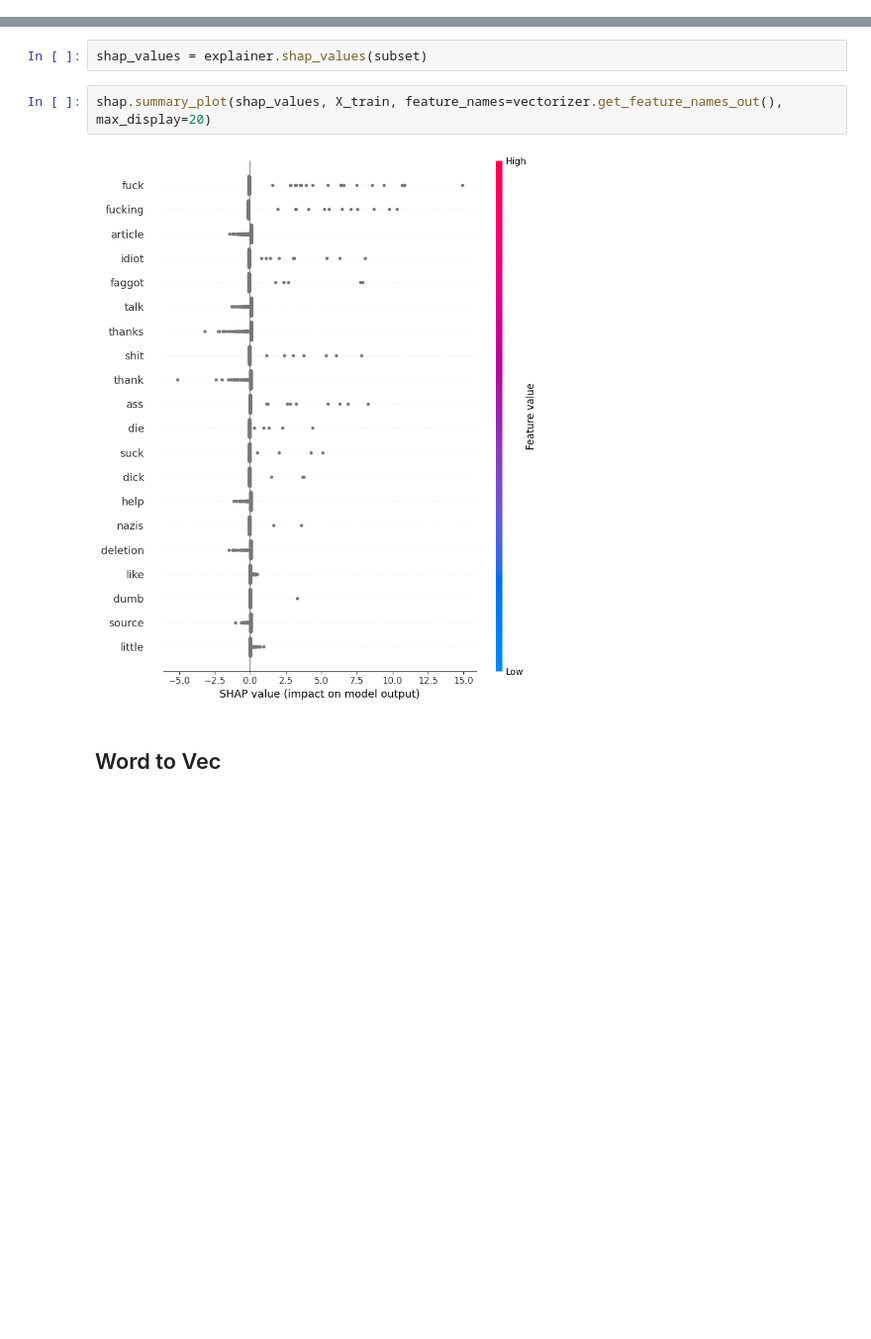
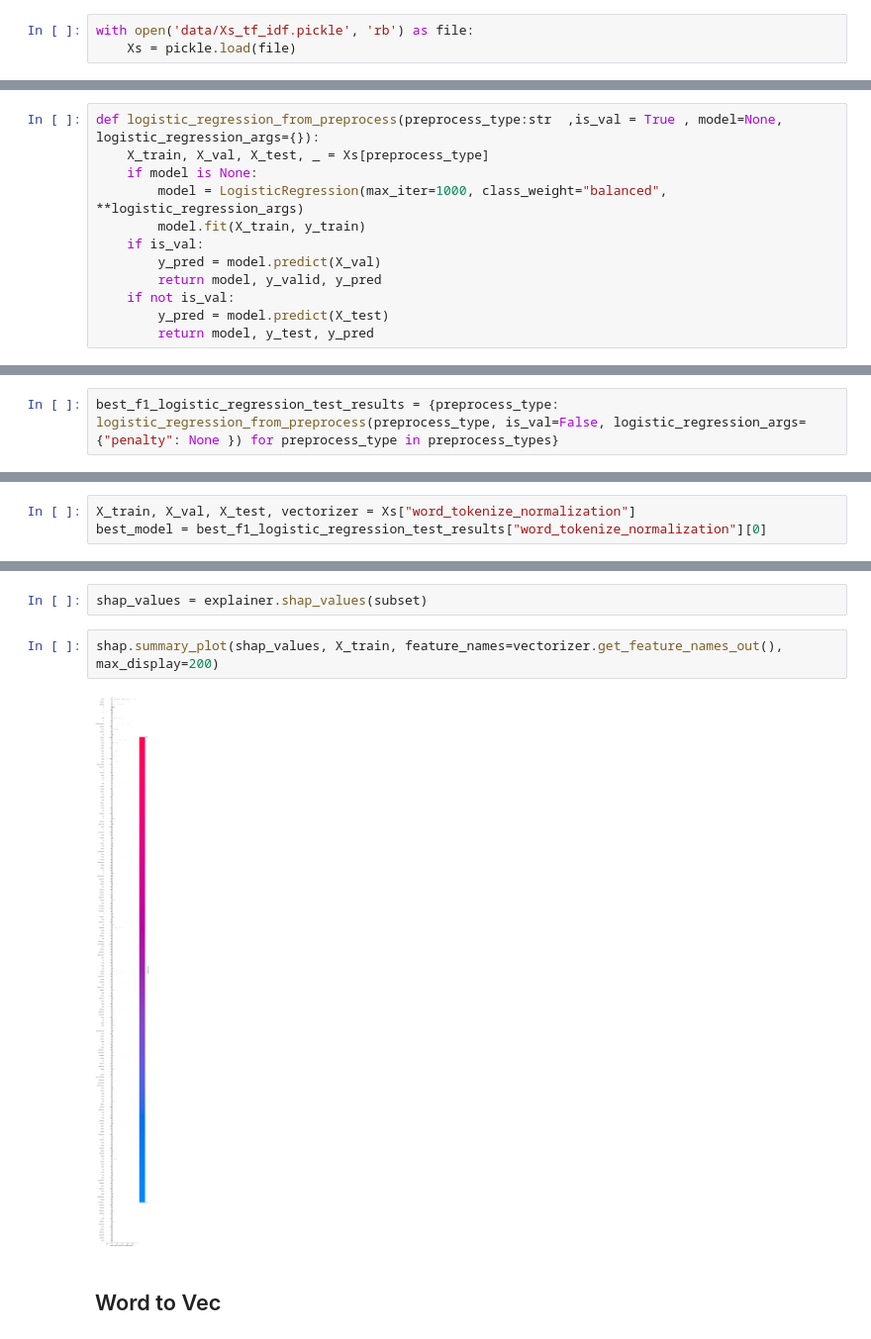
Before and after one commit to eithannak29/ToxicityBot, a Jupyter notebook: src/models/logistic_regression.ipynb, the cells around one changed output, grey strips where cells are left out. Shown: that part at 99% size. Drawn from its saved outputs; the diff is of its cells as text; blank space fills up the shorter version.

```diff
--- a/src/models/logistic_regression.ipynb
+++ b/src/models/logistic_regression.ipynb
@@ -207,0 +155,3 @@ Exactly the same result with 2 tokenizer. In our context, recall is privileged.
+# %%
+with open('data/Xs_tf_idf.pickle', 'rb') as file:
+    Xs = pickle.load(file)
@@ -207,0 +160,12 @@ Exactly the same result with 2 tokenizer. In our context, recall is privileged.
+# %%
+def logistic_regression_from_preprocess(preprocess_type:str  ,is_val = True , model=None, logistic_regression_args={}):
+    X_train, X_val, X_test, _ = Xs[preprocess_type]
+    if model is None:
+        model = LogisticRegression(max_iter=1000, class_weight="balanced", **logistic_regression_args)
+        model.fit(X_train, y_train)
+    if is_val:
+        y_pred = model.predict(X_val)
+        return model, y_valid, y_pred
+    if not is_val:
+        y_pred = model.predict(X_test)
+        return model, y_test, y_pred
@@ -392,0 +401,2 @@ best_model.get_params()
+# %%
+best_f1_logistic_regression_test_results = {preprocess_type: logistic_regression_from_preprocess(preprocess_type, is_val=False, logistic_regression_args={"penalty": None }) for preprocess_type in preprocess_types}
@@ -393,3 +455,6 @@ best_model.get_params()
+# %%
+X_train, X_val, X_test, vectorizer = Xs["word_tokenize_normalization"]
+best_model = best_f1_logistic_regression_test_results["word_tokenize_normalization"][0]
 # %% [markdown]
 ### Shap Value
 # %%
@@ -407,9 +472,9 @@ subset = X_train_df.sample(n=1000, random_state=0)
 # %%
 shap_values = explainer.shap_values(subset)
 # %%
-shap.summary_plot(shap_values, X_train, feature_names=vectorizer.get_feature_names_out(), max_display=20)
+shap.summary_plot(shap_values, X_train, feature_names=vectorizer.get_feature_names_out(), max_display=200)
 # %% [output]
-[figure, old version]
+[figure, new version]
 # %% [markdown]
 ## Word to Vec
 # %%
```
Also changed, not shown: parts of 66 cells of this notebook.
